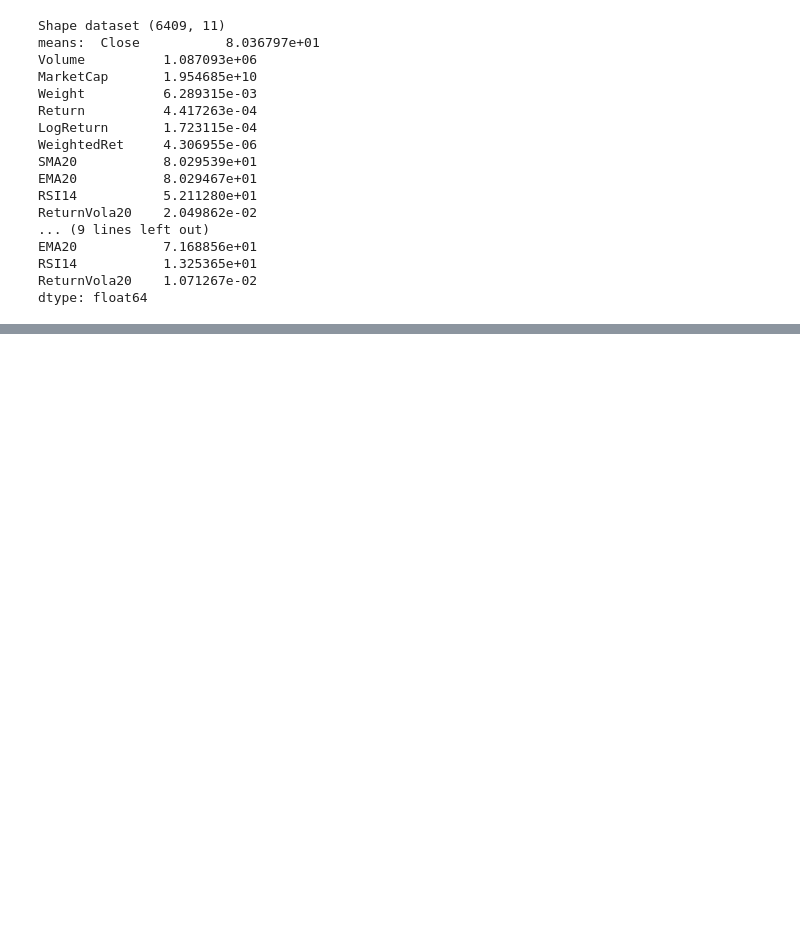
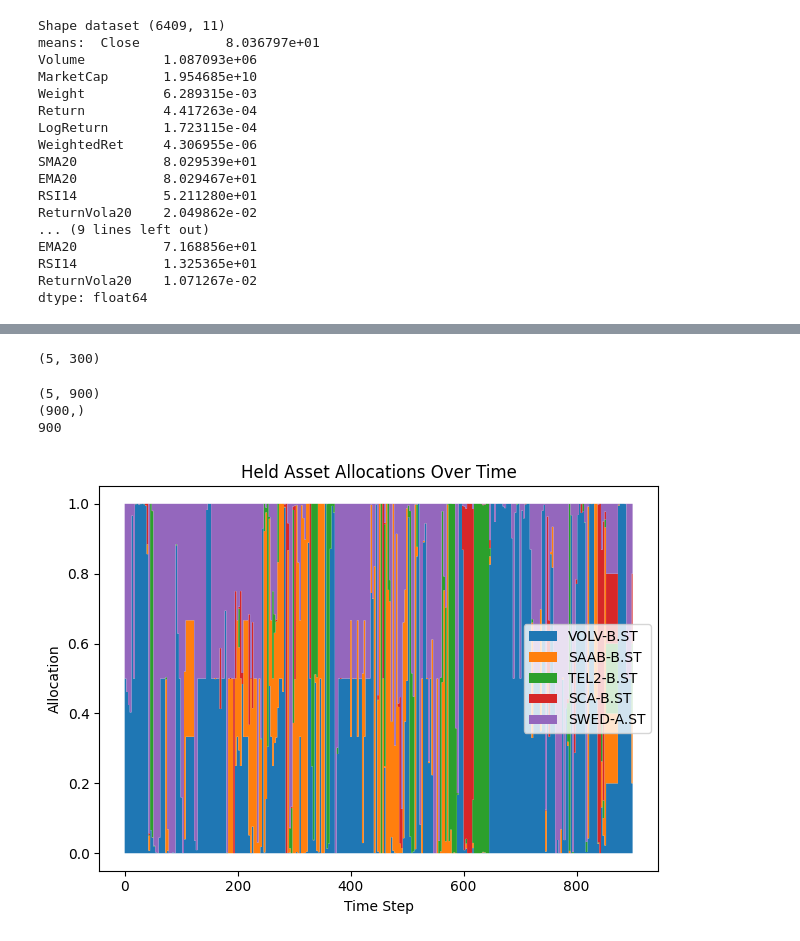
Before and after one commit to peogradin/Project-AMLNN, a Jupyter notebook: run_models.ipynb, the cells around one changed output, grey strips where cells are left out. Drawn from its saved outputs; the diff is of its cells as text; code cells hidden in the pictures; blank space fills up the shorter version.

Commit message:
allocation results

```diff
--- a/run_models.ipynb
+++ b/run_models.ipynb
@@ -381,0 +326,20 @@ INFO:
+# %%
+import numpy as np
+print(np.array(all_weights).shape)
+# %% [output]
+(5, 300)
+# %%
+from allocation_functions.allocation_functions import allocate_from_weights, plot_allocations
+
+alloc = allocate_from_weights(all_weights, horizon=horizon, num_of_test_points=num_test_points)
+print(alloc.shape)
+alloc_diff = np.diff(alloc, axis=1)
+alloc_diff = np.concatenate([alloc_diff, np.zeros((5,1))], axis=1)
+alloc_diff = 0.5* np.sum(np.abs(alloc_diff), axis=0)
+print(alloc_diff.shape)
+plot_allocations(alloc, tickers)
+# %% [output]
+(5, 900)
+(900,)
+900
+[figure, added]
```
Also changed, not shown: parts of 13 cells of this notebook, 12 other files.
